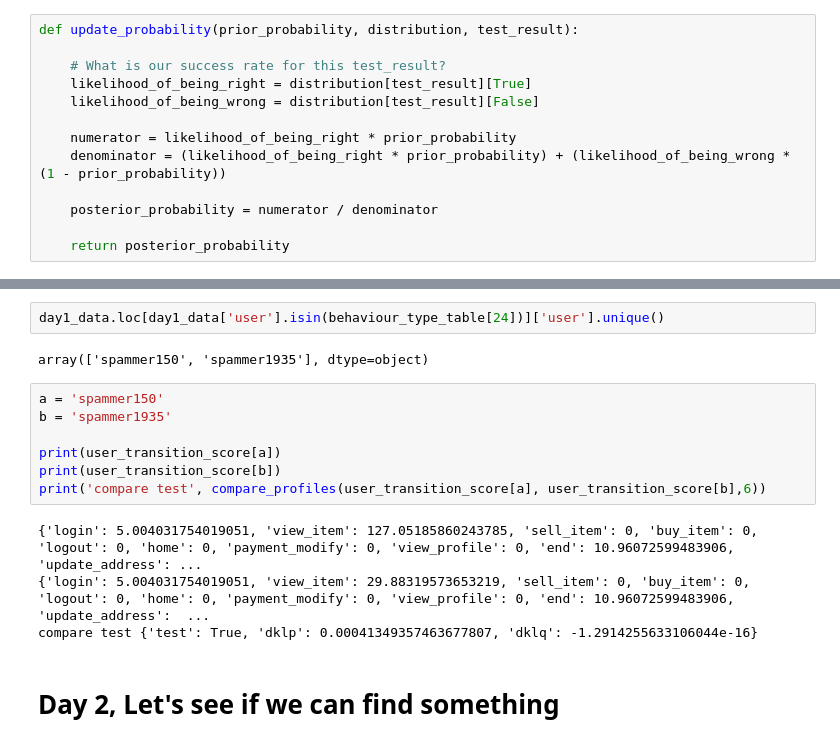
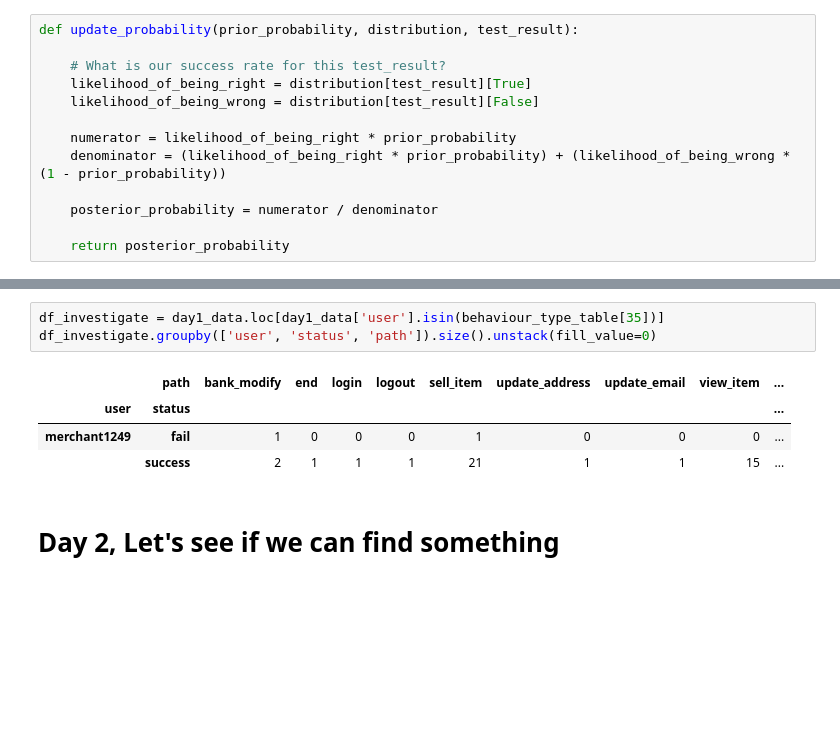
Before and after one commit to cerebraljam/find_outliers_in_logs, a Jupyter notebook: find_outliers_in_logs.ipynb, the cells around one changed output, grey strips where cells are left out. Drawn from its saved outputs; the diff is of its cells as text; blank space fills up the shorter version.

```diff
--- a/find_outliers_in_logs.ipynb
+++ b/find_outliers_in_logs.ipynb
@@ -497,18 +678,11 @@ Wall time: 32.6 s
 # %%
-day1_data.loc[day1_data['user'].isin(behaviour_type_table[24])]['user'].unique()
+df_investigate = day1_data.loc[day1_data['user'].isin(behaviour_type_table[35])]
+df_investigate.groupby(['user', 'status', 'path']).size().unstack(fill_value=0)
 # %% [output]
-array(['spammer150', 'spammer1935'], dtype=object)
+|  | path | bank_modify | end | login | logout | sell_item | update_address | update_email | view_item | ... |
+| user | status |  |  |  |  |  |  |  |  | ... |
+| merchant1249 | fail | 1 | 0 | 0 | 0 | 1 | 0 | 0 | 0 | ... |
+|  | success | 2 | 1 | 1 | 1 | 21 | 1 | 1 | 15 | ... |
-# %%
-a = 'spammer150'
-b = 'spammer1935'
-
-print(user_transition_score[a])
-print(user_transition_score[b])
-print('compare test', compare_profiles(user_transition_score[a], user_transition_score[b],6))
-# %% [output]
-{'login': 5.004031754019051, 'view_item': 127.05185860243785, 'sell_item': 0, 'buy_item': 0, 'logout': 0, 'home': 0, 'payment_modify': 0, 'view_profile': 0, 'end': 10.96072599483906, 'update_address': ...
-{'login': 5.004031754019051, 'view_item': 29.88319573653219, 'sell_item': 0, 'buy_item': 0, 'logout': 0, 'home': 0, 'payment_modify': 0, 'view_profile': 0, 'end': 10.96072599483906, 'update_address':  ...
-compare test {'test': True, 'dklp': 0.00041349357463677807, 'dklq': -1.2914255633106044e-16}
 # %% [markdown]
 # Day 2, Let's see if we can find something
 # %% [markdown]
```
Also changed, not shown: parts of 40 cells of this notebook, 1 other file.
